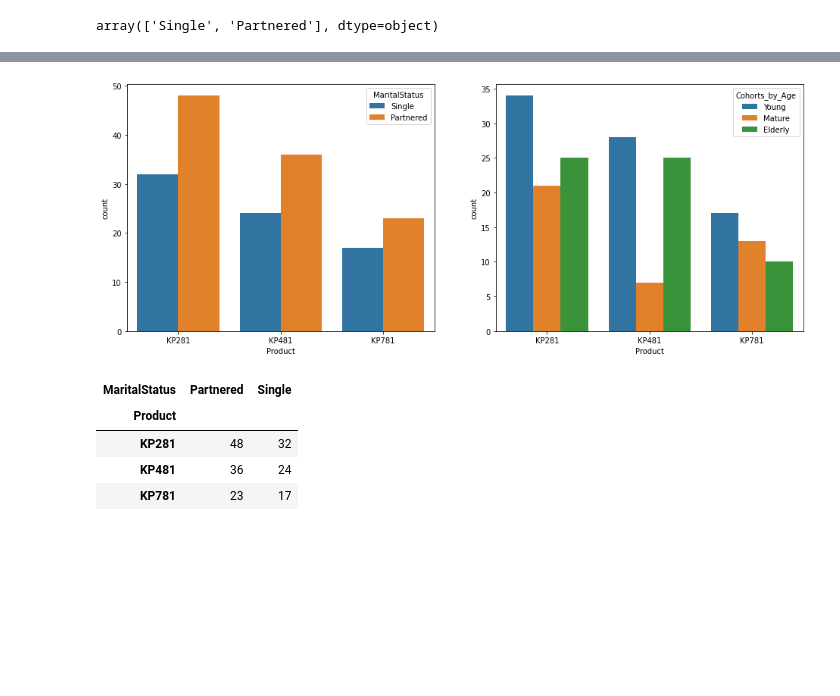
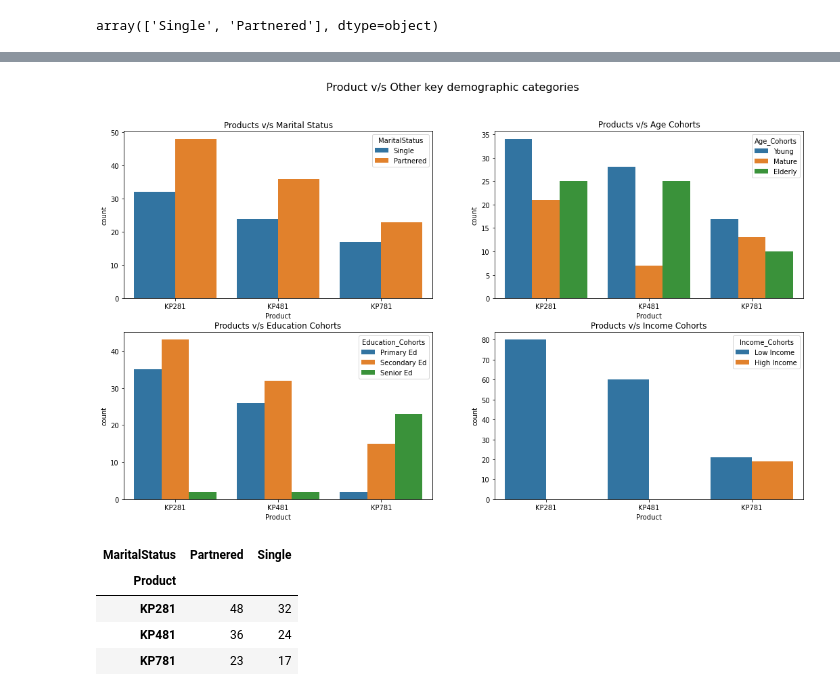
Before and after one commit to trehansalil/treadmill_case_study, a Jupyter notebook: treadmill_data_analysis.ipynb, the cells around one changed output, grey strips where cells are left out. Drawn from its saved outputs; the diff is of its cells as text; code cells hidden in the pictures; blank space fills up the shorter version.

```diff
--- a/treadmill_data_analysis.ipynb
+++ b/treadmill_data_analysis.ipynb
@@ -126,2 +135,2 @@ Categories (3, interval[float64, right]): [(17.968, 28.667] < (28.667, 39.333] <
 # %%
-df['Cohorts_by_Age'] = pd.qcut(df['Age'], q=3, labels=['Young', 'Mature', 'Elderly'])
+df['Age_Cohorts'] = pd.qcut(df['Age'], q=3, labels=['Young', 'Mature', 'Elderly'])
@@ -128 +156,3 @@ df['Cohorts_by_Age'] = pd.qcut(df['Age'], q=3, labels=['Young', 'Mature', 'Elder
+# %%
+df['Education_Cohorts'] = pd.qcut(df['Education'], q=3, labels=['Primary Ed', 'Secondary Ed', 'Senior Ed'])
 # %% [markdown]
@@ -134,16 +180,29 @@ array(['Single', 'Partnered'], dtype=object)
 # %%
 # Marital Status v/s Products Purchased
-plt.figure(figsize=(16, 6))
+plt.figure(figsize=(18, 10))
 
-plt.subplot(1, 2, 1)
+plt.subplot(2, 2, 1)
 sns.countplot(x=df['Product'], hue = df['MaritalStatus'])
+plt.title("Products v/s Marital Status", fontsize=12)
+
+plt.subplot(2, 2, 2)
+sns.countplot(x=df['Product'], hue = df['Age_Cohorts'])
+plt.title("Products v/s Age Cohorts", fontsize=12)
 # plt.show()
 
-plt.subplot(1,2,2)
-sns.countplot(x=df['Product'], hue = df['Cohorts_by_Age'])
+plt.subplot(2, 2, 3)
+sns.countplot(x=df['Product'], hue = df['Education_Cohorts'])
+plt.title("Products v/s Education Cohorts", fontsize=12)
+# plt.show()
+
+plt.subplot(2, 2, 4)
+sns.countplot(x=df['Product'], hue = df['Income_Cohorts'])
+plt.title("Products v/s Income Cohorts", fontsize=12)
+
+plt.suptitle("Product v/s Other key demographic categories", fontsize=16)
 plt.show()
 # %% [output]
-[figure, old version]
+[figure, new version]
 # %%
 pd.crosstab(index=df['Product'], columns =df['MaritalStatus'])
 # %% [output]
```
Also changed, not shown: parts of 44 cells of this notebook.
